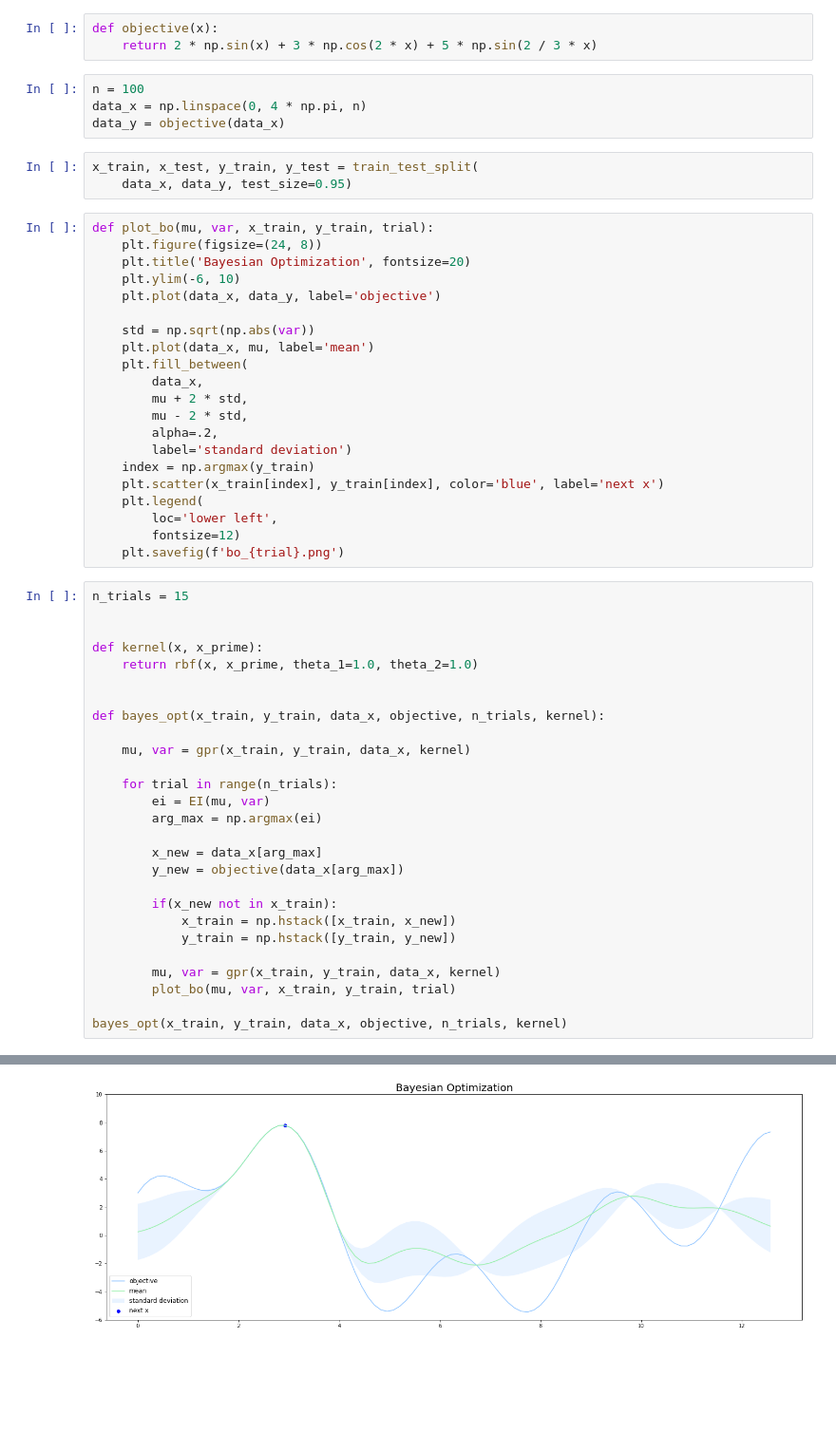
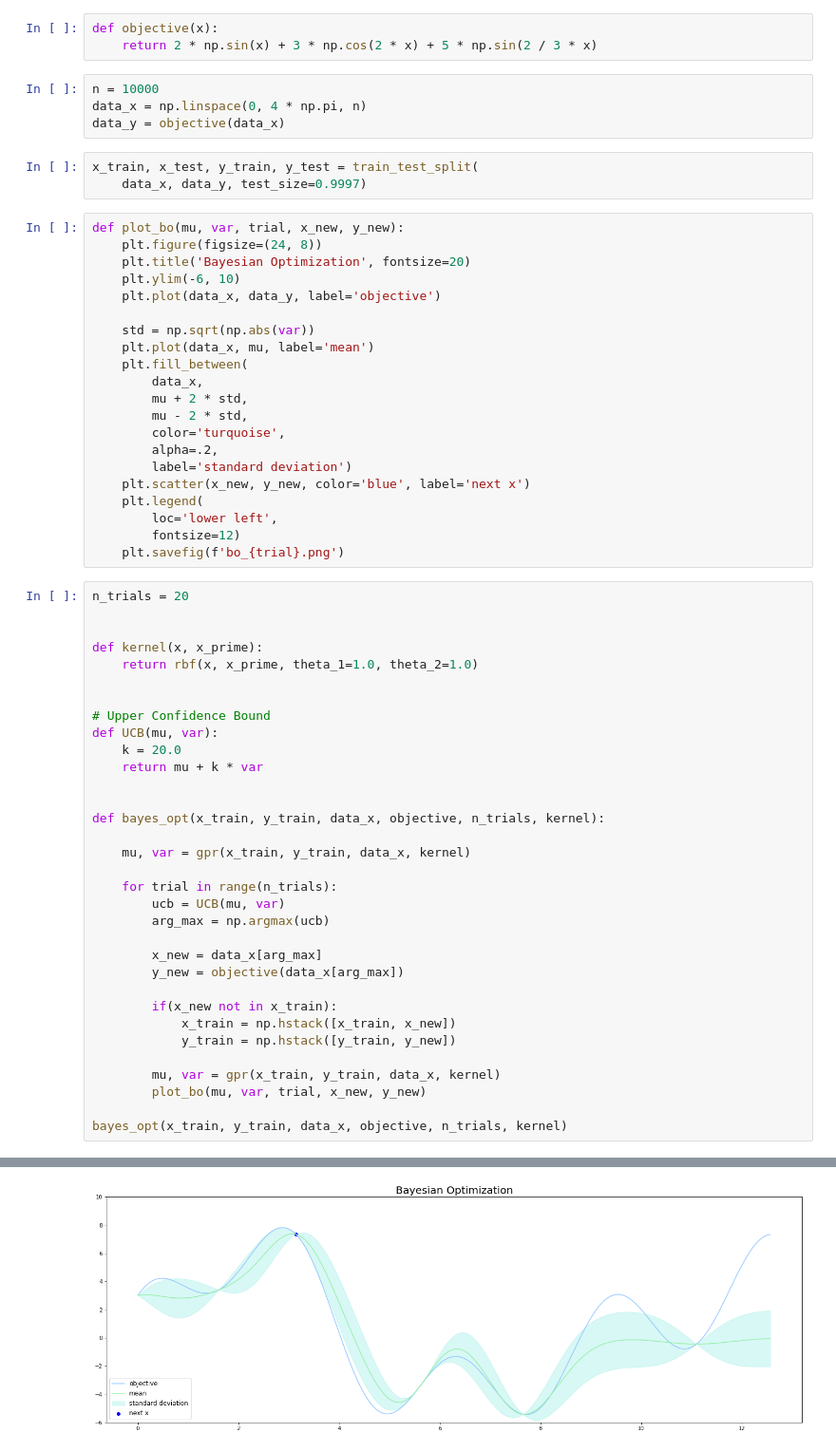
Before and after one commit to meltyyyyy/qiita, a Jupyter notebook: bo/bo.ipynb, the cells around one changed output, grey strips where cells are left out. Shown at 95% size. Drawn from its saved outputs; the diff is of its cells as text; blank space fills up the shorter version.

```diff
--- a/bo/bo.ipynb
+++ b/bo/bo.ipynb
@@ -9,14 +9,14 @@ from aquisitions import UCB, PI, EI
 def objective(x):
     return 2 * np.sin(x) + 3 * np.cos(2 * x) + 5 * np.sin(2 / 3 * x)
 # %%
-n = 100
+n = 10000
 data_x = np.linspace(0, 4 * np.pi, n)
 data_y = objective(data_x)
 # %%
 x_train, x_test, y_train, y_test = train_test_split(
-    data_x, data_y, test_size=0.95)
+    data_x, data_y, test_size=0.9997)
 # %%
-def plot_bo(mu, var, x_train, y_train, trial):
+def plot_bo(mu, var, trial, x_new, y_new):
     plt.figure(figsize=(24, 8))
     plt.title('Bayesian Optimization', fontsize=20)
     plt.ylim(-6, 10)
@@ -28,20 +28,26 @@ def plot_bo(mu, var, x_train, y_train, trial):
         data_x,
         mu + 2 * std,
         mu - 2 * std,
+        color='turquoise',
         alpha=.2,
         label='standard deviation')
-    index = np.argmax(y_train)
-    plt.scatter(x_train[index], y_train[index], color='blue', label='next x')
+    plt.scatter(x_new, y_new, color='blue', label='next x')
     plt.legend(
         loc='lower left',
         fontsize=12)
     plt.savefig(f'bo_{trial}.png')
 # %%
-n_trials = 15
+n_trials = 20
 
 
 def kernel(x, x_prime):
     return rbf(x, x_prime, theta_1=1.0, theta_2=1.0)
+
+
+# Upper Confidence Bound
+def UCB(mu, var):
+    k = 20.0
+    return mu + k * var
 
 
 def bayes_opt(x_train, y_train, data_x, objective, n_trials, kernel):
@@ -49,8 +55,8 @@ def bayes_opt(x_train, y_train, data_x, objective, n_trials, kernel):
     mu, var = gpr(x_train, y_train, data_x, kernel)
 
     for trial in range(n_trials):
-        ei = EI(mu, var)
-        arg_max = np.argmax(ei)
+        ucb = UCB(mu, var)
+        arg_max = np.argmax(ucb)
 
         x_new = data_x[arg_max]
         y_new = objective(data_x[arg_max])
@@ -60,7 +66,7 @@ def bayes_opt(x_train, y_train, data_x, objective, n_trials, kernel):
             y_train = np.hstack([y_train, y_new])
 
         mu, var = gpr(x_train, y_train, data_x, kernel)
-        plot_bo(mu, var, x_train, y_train, trial)
+        plot_bo(mu, var, trial, x_new, y_new)
 
 bayes_opt(x_train, y_train, data_x, objective, n_trials, kernel)
 # %% [output]
@@ -70 +76 @@ bayes_opt(x_train, y_train, data_x, objective, n_trials, kernel)
-[figure, old version]
+[figure, new version]
```
Also changed, not shown: parts of 2 cells of this notebook, 3 other files.
